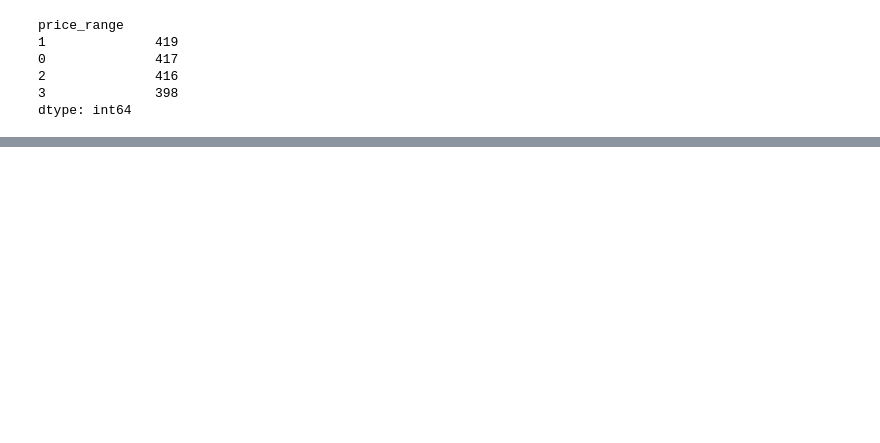
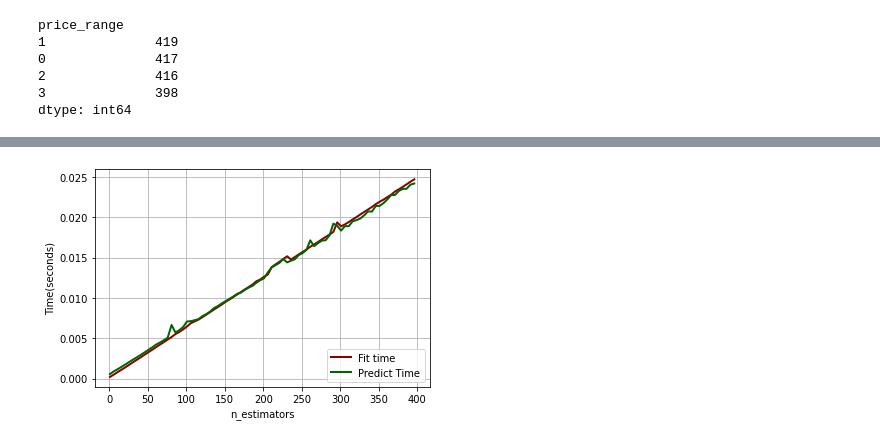
Before and after one commit to nitesh2104/ML, a Jupyter notebook: Supervised-Learning/BOOSTING/Boosting_Price.ipynb, the cells around one changed output, grey strips where cells are left out. Cells and saved outputs as stored; diff of their text form; code cells hidden in the pictures; blank space fills up the shorter version.

```diff
--- a/Supervised-Learning/BOOSTING/Boosting_Price.ipynb
+++ b/Supervised-Learning/BOOSTING/Boosting_Price.ipynb
@@ -155,12 +217,13 @@ plt.show()
 # %%
 lw = 2
-params = np.arange(1, 1000, 1)
+params = np.arange(1, 400, 5)
 clf_score_list = []
 fit_time_list = []
 predict_time_list = []
 main_start_time = time.time()
 for i in params:
-    clf = AdaBoostClassifier(base_estimator=DecisionTreeClassifier(random_state=0, max_depth=1), n_estimators=i, learning_rate=1.8)
+    print(f"Iteration: {i}")
+    clf = AdaBoostClassifier(base_estimator=DecisionTreeClassifier(random_state=0, max_depth=1), n_estimators=i, learning_rate=0.9)
     start_time = time.time()
     clf.fit(x_train_scaled, y_train_scaled)
     clf_score_list.append(clf.score(x_test_scaled, y_test_scaled))
@@ -177,18 +258,21 @@ print(f"Entire cell took {time.time() - main_start_time}")
 # %%
 def normalize_data_points(points):
     return [float(i)/sum(points) for i in points]
 
 lw = 2
 param_list = params
 plt.plot(param_list, normalize_data_points(fit_time_list), label="Fit time", color="darkred", lw=lw)
 plt.plot(param_list, normalize_data_points(predict_time_list), label="Predict Time", color="darkgreen", lw=lw)
 
-plt.xlabel('C')
+plt.xlabel('n_estimators')
 plt.ylabel("Time(seconds)")
 # plt.xticks(np.arange(1, len(param_list), 2.0))
 # plt.yticks(np.arange(min(predict_time_list), max(fit_time_list), 0.004))
 plt.grid()
 plt.legend(loc='lower right')
+plt.savefig(os.getcwd() + '/ada_fit_vs_predict_price.png')
+# %% [output]
+[figure, added]
 # %%
 w = 2
 plt.plot(param_list, clf_score_list, label="Scores", color="darkblue", lw=lw)
```
Also changed, not shown: parts of 11 cells of this notebook, 19 other files.
